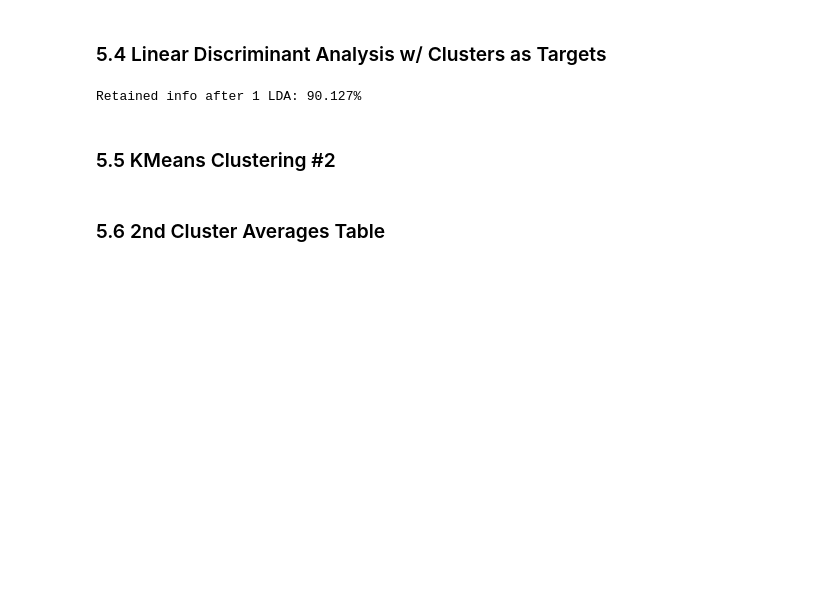
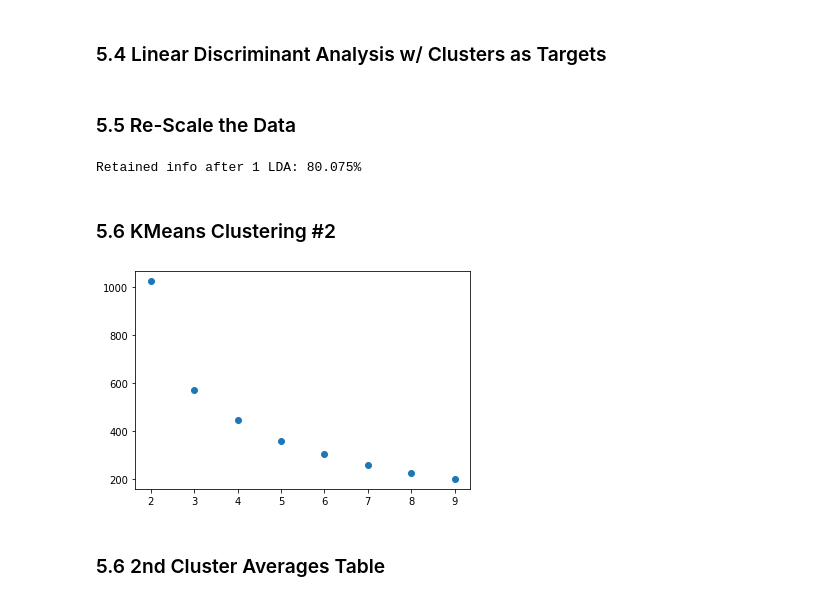
Before and after one commit to seanmcalevey/nbaplayerclustering, a Jupyter notebook: NBA Player Clustering - PCA x1, KMeans Clustering x2, LDA x1.ipynb, the cells around one changed output. Saved outputs shown, nothing was run; the diff lists cells and outputs as text; code cells hidden in the pictures; blank space fills up the shorter version.

```diff
--- a/NBA Player Clustering - PCA x1, KMeans Clustering x2, LDA x1.ipynb
+++ b/NBA Player Clustering - PCA x1, KMeans Clustering x2, LDA x1.ipynb
@@ -256,16 +245,22 @@ def lda_reduce(number_of_components, dim_reduction, clusters, lda_num=1):
     print('Retained info after ' + str(lda_num) + ' LDA: ' + str(explained_variance_2) + '%')
 
     return discriminated, explained_variance_2
+# %% [markdown]
+### 5.5 Re-Scale the Data
 # %%
+scale = StandardScaler()
+
+dim_reduction = scale.fit_transform(dim_reduction)
+
 discriminated, explained_variance_2 = lda_reduce(number_of_components, dim_reduction, clusters)
 # %% [output]
-Retained info after 1 LDA: 90.127%
+Retained info after 1 LDA: 80.075%
 # %%
 reduced_df['LDA1'] = [discriminated[x][0] for x in range(len(dim_reduction))]
 
 reduced_df['LDA2'] = [discriminated[x][1] for x in range(len(dim_reduction))]
 # %% [markdown]
-### 5.5 KMeans Clustering #2
+### 5.6 KMeans Clustering #2
 # %%
 elbow_clusters = []
 
@@ -277,0 +271,8 @@ clusters_2 = cluster_kmeans(num_clusters_2, discriminated, random_state=20)
+# %%
+import matplotlib.pyplot as plt
+
+plt.scatter(x=list(range(2,10)), y=elbow_clusters)
+
+plt.show()
+# %% [output]
+[figure, added]
```
Also changed, not shown: parts of 42 cells of this notebook.
